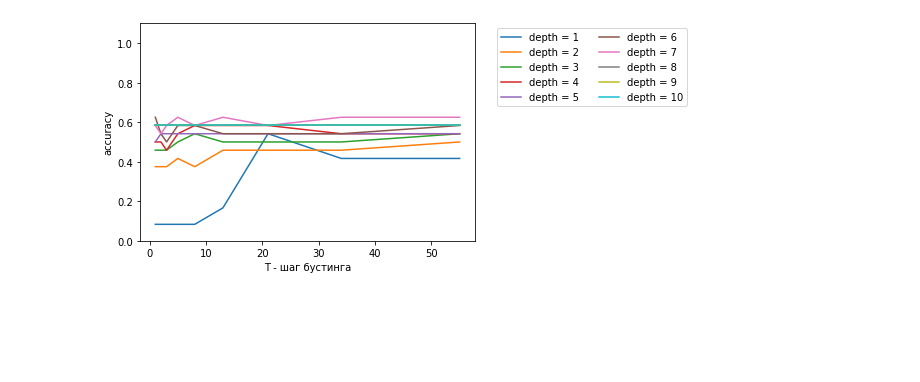
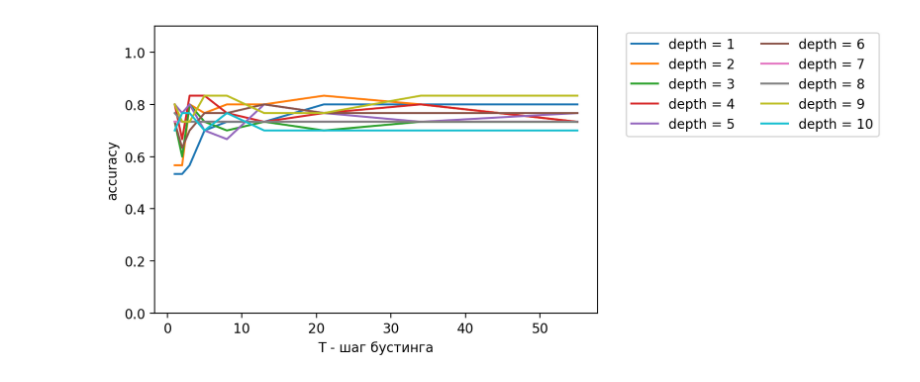
Before and after one commit to NeutralMike/ml_labs, a Jupyter notebook: 6.Boost/6.Boost.ipynb, the cells around one changed output. Cells and saved outputs as stored; diff of their text form; code cells hidden in the pictures; blank space fills up the shorter version.

```diff
--- a/6.Boost/6.Boost.ipynb
+++ b/6.Boost/6.Boost.ipynb
@@ -7,5 +8,5 @@ from sklearn.base import clone
 # %%
-chips_data = pd.read_csv("./data/chips.csv", header=None)[1:]
+chips_data = pd.read_csv("./data/chips.csv", header=None)[1:].sample(frac=1)
 chips_X = np.array(chips_data.loc[:, 0:1], dtype=np.float)
 chips_y = np.where(chips_data.loc[:, 2] == 'P', 1, -1).astype(np.int8)
 # %%
@@ -47,6 +48,7 @@ def ada_boost(clf, X_train, y_train, T):
     return CustomClassifier(H, alpha)
 # %%
 def test(X_train, y_train, X_test, y_test, depths=range(1, 2)):
+    plt.figure(dpi=200)
     for depth in depths:
         accuracies = []
         for T in [1, 2, 3, 5, 8, 13, 21, 34, 55]:
@@ -60,5 +82,5 @@ def test(X_train, y_train, X_test, y_test, depths=range(1, 2)):
 # %%
-sep = int(chips_y.size*.8)
+sep = int(chips_y.size*.75)
 test(chips_X[:sep], chips_y[:sep], chips_X[sep:], chips_y[sep:], range(1, 11))
 # %% [output]
-[figure, old version]
+[figure, new version]
```
Also changed, not shown: parts of 6 cells of this notebook, 1 other file.
